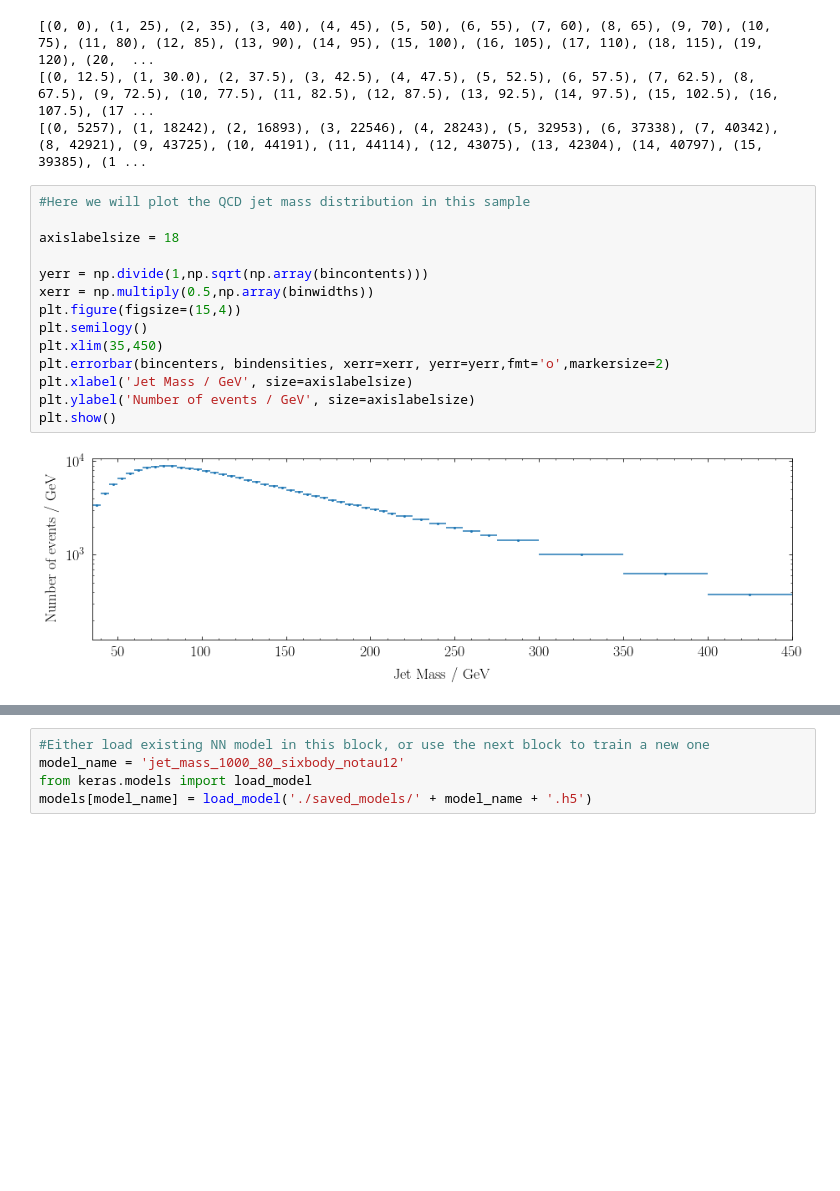
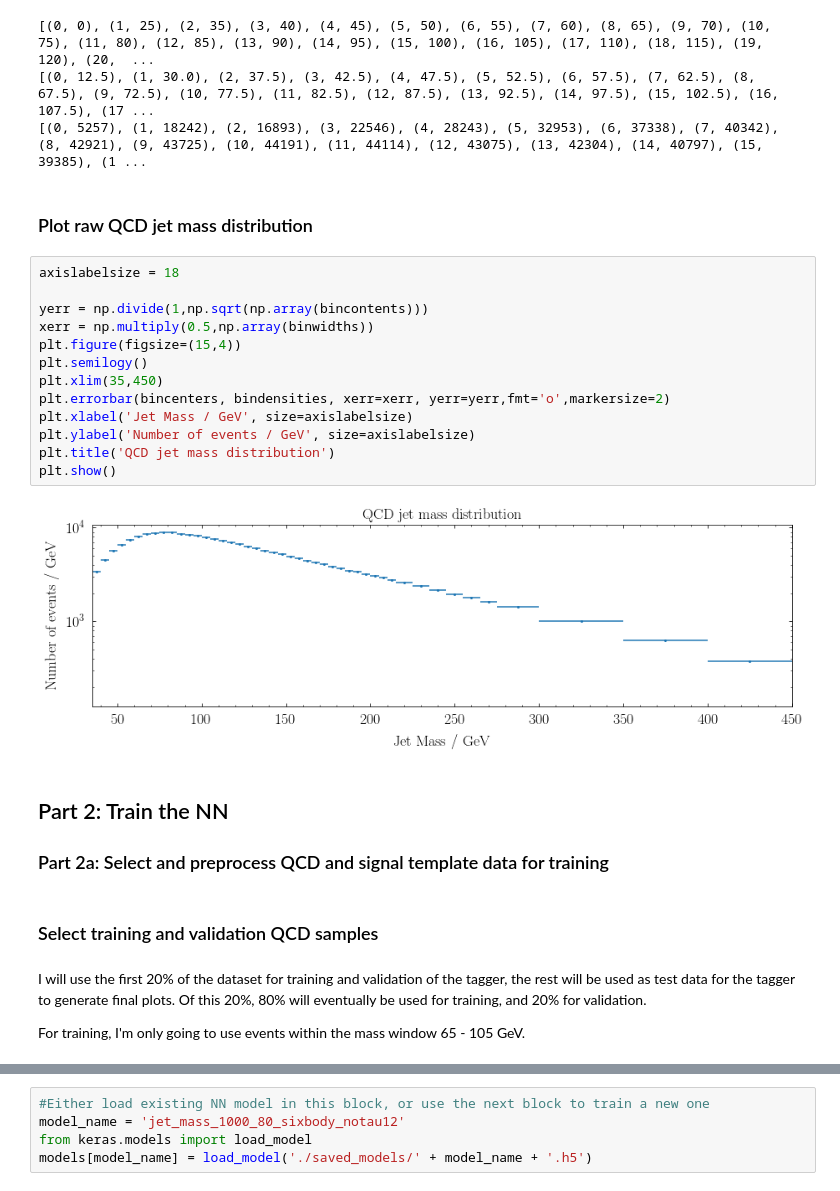
Before and after one commit to jackhcollins/anti-QCD-tagger, a Jupyter notebook: Jet_mass_1000_final.ipynb, the cells around one changed output, grey strips where cells are left out. Saved outputs shown, nothing was run; the diff lists cells and outputs as text; blank space fills up the shorter version.

```diff
--- a/Jet_mass_1000_final.ipynb
+++ b/Jet_mass_1000_final.ipynb
@@ -90,20 +114,31 @@ print(list(enumerate(bincontents)))
 [(0, 0), (1, 25), (2, 35), (3, 40), (4, 45), (5, 50), (6, 55), (7, 60), (8, 65), (9, 70), (10, 75), (11, 80), (12, 85), (13, 90), (14, 95), (15, 100), (16, 105), (17, 110), (18, 115), (19, 120), (20,  ...
 [(0, 12.5), (1, 30.0), (2, 37.5), (3, 42.5), (4, 47.5), (5, 52.5), (6, 57.5), (7, 62.5), (8, 67.5), (9, 72.5), (10, 77.5), (11, 82.5), (12, 87.5), (13, 92.5), (14, 97.5), (15, 102.5), (16, 107.5), (17 ...
 [(0, 5257), (1, 18242), (2, 16893), (3, 22546), (4, 28243), (5, 32953), (6, 37338), (7, 40342), (8, 42921), (9, 43725), (10, 44191), (11, 44114), (12, 43075), (13, 42304), (14, 40797), (15, 39385), (1 ...
+# %% [markdown]
+### Plot raw QCD jet mass distribution
 # %%
-#Here we will plot the QCD jet mass distribution in this sample
-
 axislabelsize = 18
 
 yerr = np.divide(1,np.sqrt(np.array(bincontents)))
 xerr = np.multiply(0.5,np.array(binwidths))
 plt.figure(figsize=(15,4))
 plt.semilogy()
 plt.xlim(35,450)
 plt.errorbar(bincenters, bindensities, xerr=xerr, yerr=yerr,fmt='o',markersize=2)
 plt.xlabel('Jet Mass / GeV', size=axislabelsize)
 plt.ylabel('Number of events / GeV', size=axislabelsize)
+plt.title('QCD jet mass distribution')
 plt.show()
 # %% [output]
-[figure, old version]
+[figure, new version]
+# %% [markdown]
+## Part 2: Train the NN
+
+### Part 2a: Select and preprocess QCD and signal template data for training
+# %% [markdown]
+### Select training and validation QCD samples
+# %% [markdown]
+I will use the first 20% of the dataset for training and validation of the tagger, the rest will be used as test data for the tagger to generate final plots. Of this 20%, 80% will eventually be used for training, and 20% for validation.
+
+For training, I'm only going to use events within the mass window 65 - 105 GeV.
 # %%
```
Also changed, not shown: parts of 30 cells of this notebook.
